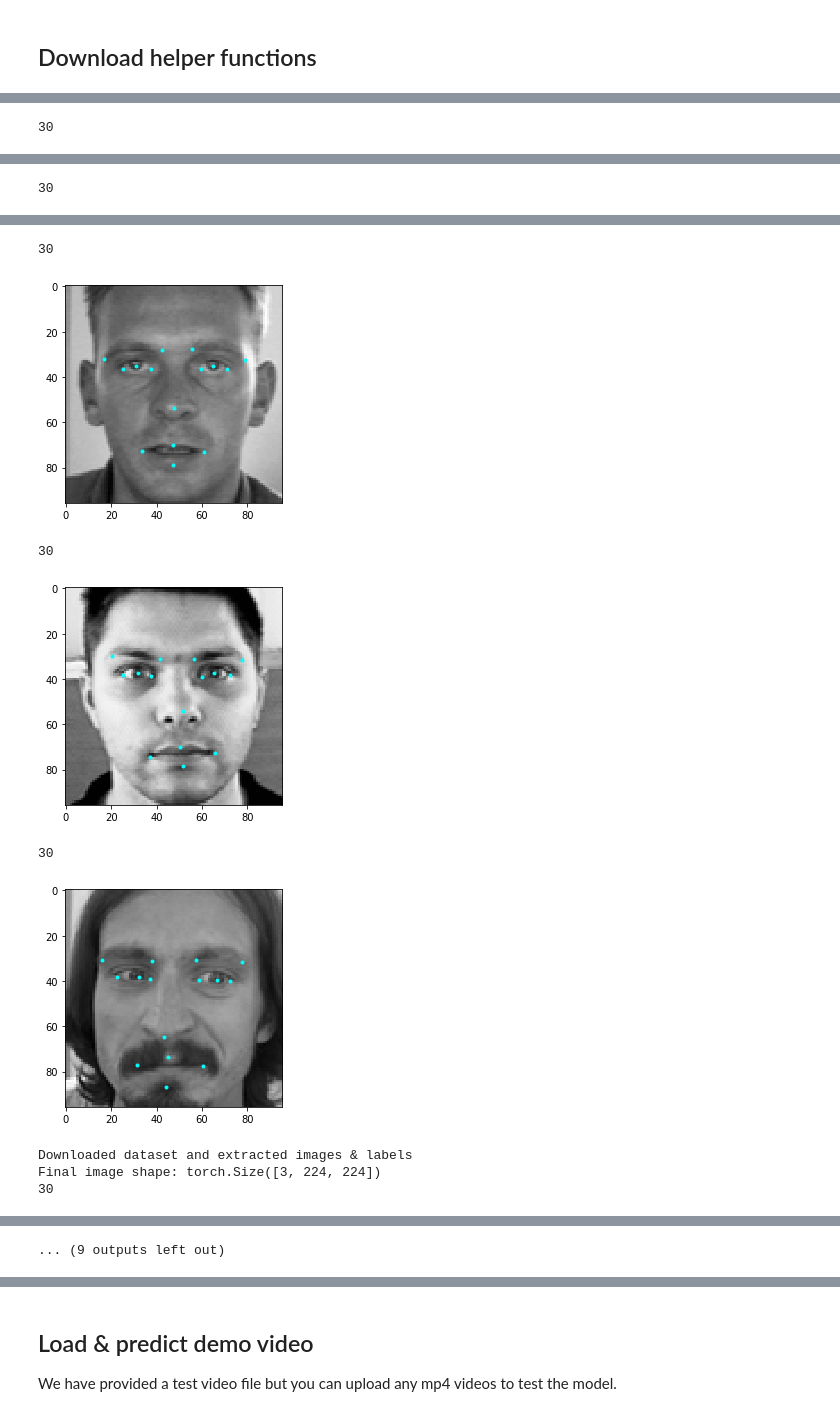
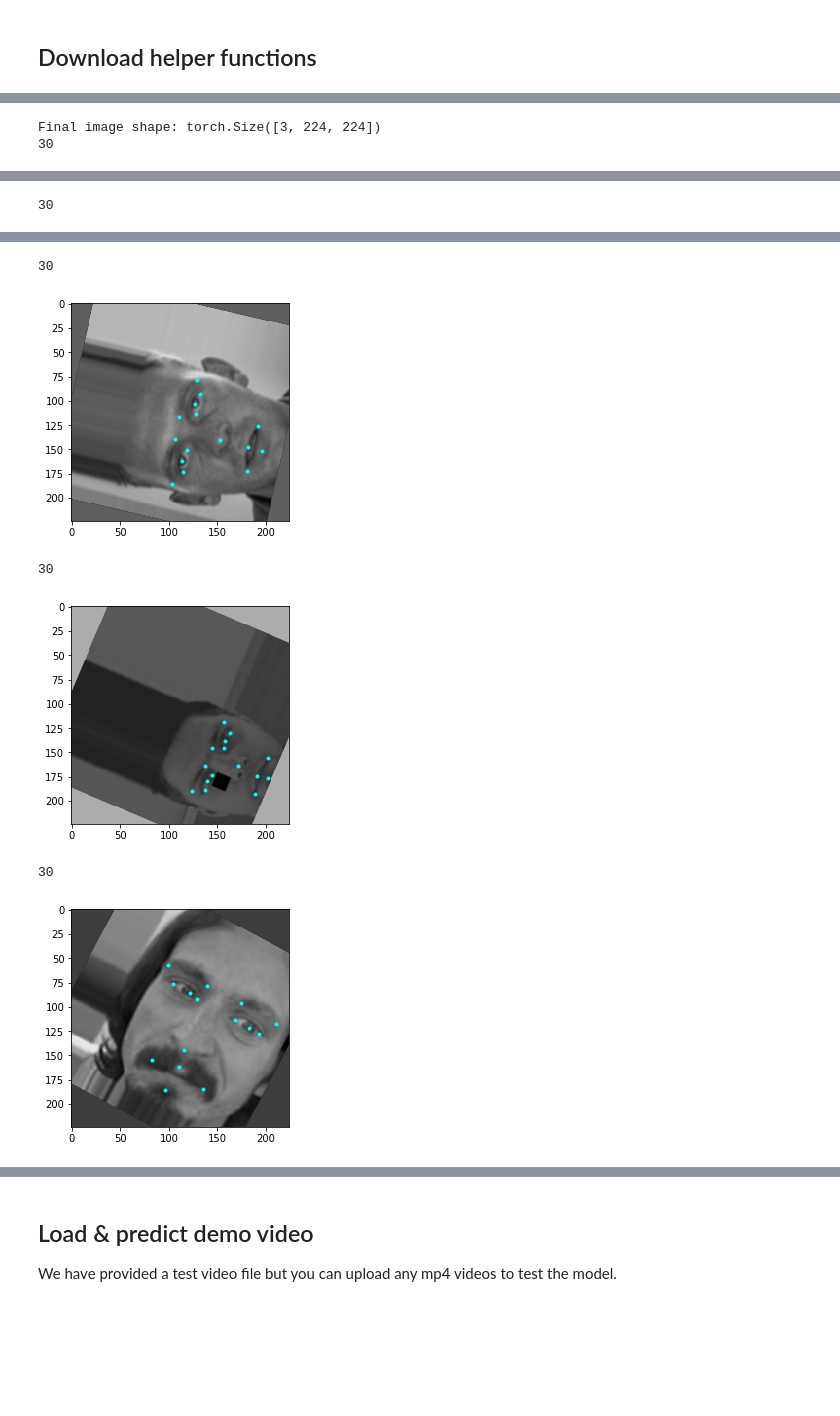
Before and after one commit to ko-redtruck/facial-landmark-detection, a Jupyter notebook: project-submission/demo_facial_landmarks.ipynb, the cells around one changed output, grey strips where cells are left out. Cells and saved outputs as stored; diff of their text form; code cells hidden in the pictures; blank space fills up the shorter version.

```diff
--- a/project-submission/demo_facial_landmarks.ipynb
+++ b/project-submission/demo_facial_landmarks.ipynb
@@ -20,16 +46,11 @@ download_from_our_github_repo('project-submission/train.py')
 Each image is randomly resized, repositioned and rotated. Changes in brightness, sharpness, hue and colors are also randomized. The empty space resulting from geometric transformations are filled with noise, a random solid color or the pixels from the edge.
 # %%
 from data_loading import get_facial_landmark_detection_data, preprocess_data
-from data_visualisation import plot_images
-
-images, labels = get_facial_landmark_detection_data('./data')
-plot_images(images, labels, num=5)
-print('Downloaded dataset and extracted images & labels')
 
 preprocessed_images, preprocessed_labels = preprocess_data(images, labels, target_size=(224, 224),
-                  dataset_multiplier=2,
+                  dataset_multiplier=1,
                   max_crop_length=30, display_samples=False)
 plot_images(preprocessed_images, preprocessed_labels, num=5)
-print('Preprocessed and augmented data')
 # %% [output]
+Final image shape: torch.Size([3, 224, 224])
 30
@@ -39,9 +60,6 @@ print('Preprocessed and augmented data')
 30
-[figure, old version]
+[figure, new version]
 30
-[figure, old version]
+[figure, new version]
 30
-[figure, old version]
+[figure, new version]
-Downloaded dataset and extracted images & labels
-Final image shape: torch.Size([3, 224, 224])
-30
@@ -49 +65,0 @@ Final image shape: torch.Size([3, 224, 224])
-... (9 outputs left out)
```
Also changed, not shown: parts of 18 cells of this notebook.
